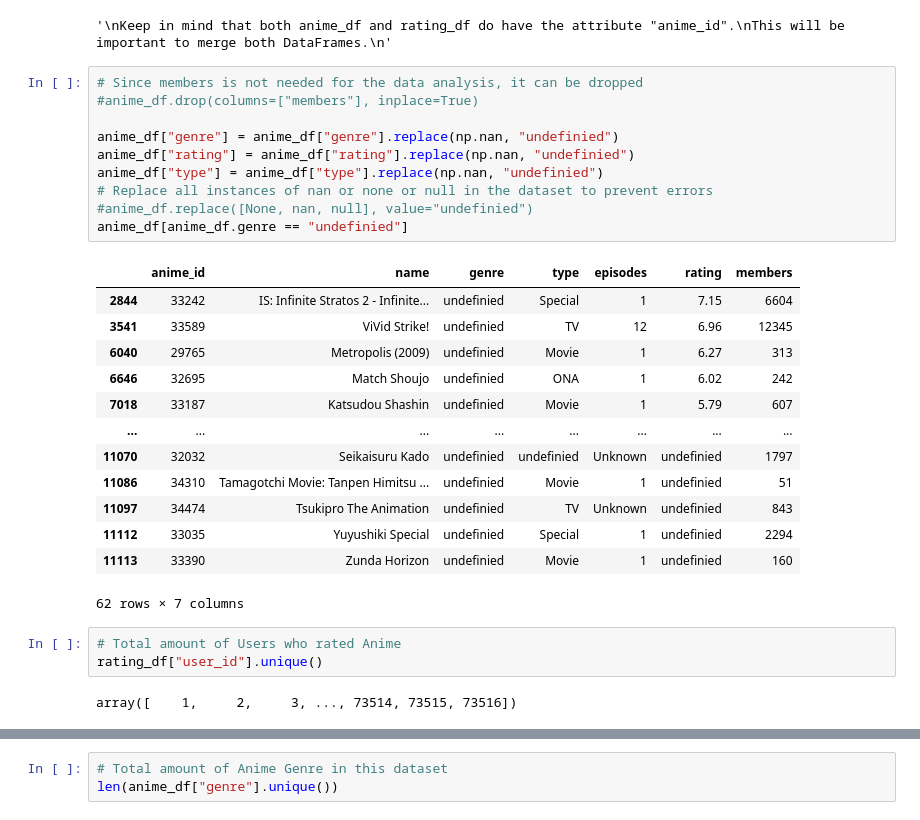
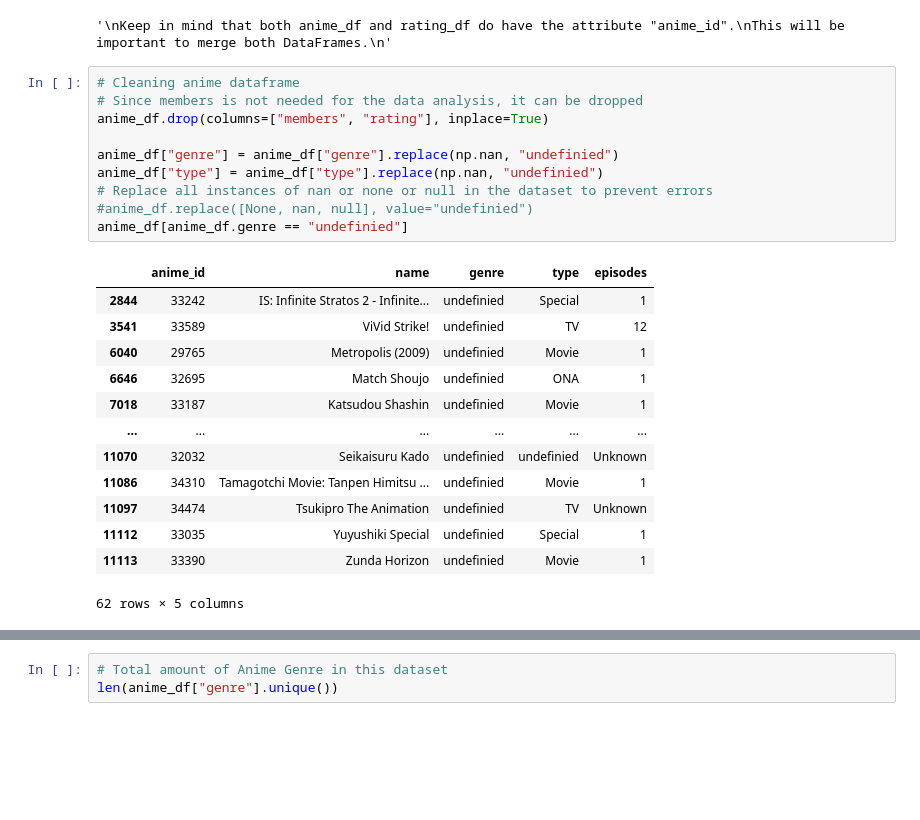
Before and after one commit to PatchFramework/data-exploration-project, a Jupyter notebook: data_exploration_anime_recommendation.ipynb, the cells around one changed output, grey strips where cells are left out. Cells and saved outputs as stored; diff of their text form; blank space fills up the shorter version.

```diff
--- a/data_exploration_anime_recommendation.ipynb
+++ b/data_exploration_anime_recommendation.ipynb
@@ -156,31 +150,26 @@ This will be important to merge both DataFrames.
 # %% [output]
 '\nKeep in mind that both anime_df and rating_df do have the attribute "anime_id".\nThis will be important to merge both DataFrames.\n'
 # %%
+# Cleaning anime dataframe
 # Since members is not needed for the data analysis, it can be dropped
-#anime_df.drop(columns=["members"], inplace=True)
+anime_df.drop(columns=["members", "rating"], inplace=True)
 
 anime_df["genre"] = anime_df["genre"].replace(np.nan, "undefinied")
-anime_df["rating"] = anime_df["rating"].replace(np.nan, "undefinied")
 anime_df["type"] = anime_df["type"].replace(np.nan, "undefinied")
 # Replace all instances of nan or none or null in the dataset to prevent errors
 #anime_df.replace([None, nan, null], value="undefinied")
 anime_df[anime_df.genre == "undefinied"]
 # %% [output]
-|  | anime_id | name | genre | type | episodes | rating | members |
-| 2844 | 33242 | IS: Infinite Stratos 2 - Infinite... | undefinied | Special | 1 | 7.15 | 6604 |
-| 3541 | 33589 | ViVid Strike! | undefinied | TV | 12 | 6.96 | 12345 |
-| 6040 | 29765 | Metropolis (2009) | undefinied | Movie | 1 | 6.27 | 313 |
-| 6646 | 32695 | Match Shoujo | undefinied | ONA | 1 | 6.02 | 242 |
-| 7018 | 33187 | Katsudou Shashin | undefinied | Movie | 1 | 5.79 | 607 |
-| ... | ... | ... | ... | ... | ... | ... | ... |
-| 11070 | 32032 | Seikaisuru Kado | undefinied | undefinied | Unknown | undefinied | 1797 |
-| 11086 | 34310 | Tamagotchi Movie: Tanpen Himitsu ... | undefinied | Movie | 1 | undefinied | 51 |
-| 11097 | 34474 | Tsukipro The Animation | undefinied | TV | Unknown | undefinied | 843 |
-| 11112 | 33035 | Yuyushiki Special | undefinied | Special | 1 | undefinied | 2294 |
-| 11113 | 33390 | Zunda Horizon | undefinied | Movie | 1 | undefinied | 160 |
+|  | anime_id | name | genre | type | episodes |
+| 2844 | 33242 | IS: Infinite Stratos 2 - Infinite... | undefinied | Special | 1 |
+| 3541 | 33589 | ViVid Strike! | undefinied | TV | 12 |
+| 6040 | 29765 | Metropolis (2009) | undefinied | Movie | 1 |
+| 6646 | 32695 | Match Shoujo | undefinied | ONA | 1 |
+| 7018 | 33187 | Katsudou Shashin | undefinied | Movie | 1 |
+| ... | ... | ... | ... | ... | ... |
+| 11070 | 32032 | Seikaisuru Kado | undefinied | undefinied | Unknown |
+| 11086 | 34310 | Tamagotchi Movie: Tanpen Himitsu ... | undefinied | Movie | 1 |
+| 11097 | 34474 | Tsukipro The Animation | undefinied | TV | Unknown |
+| 11112 | 33035 | Yuyushiki Special | undefinied | Special | 1 |
+| 11113 | 33390 | Zunda Horizon | undefinied | Movie | 1 |
-62 rows × 7 columns
+62 rows × 5 columns
-# %%
-# Total amount of Users who rated Anime
-rating_df["user_id"].unique()
-# %% [output]
-array([    1,     2,     3, ..., 73514, 73515, 73516])
```
Also changed, not shown: parts of 31 cells of this notebook.
